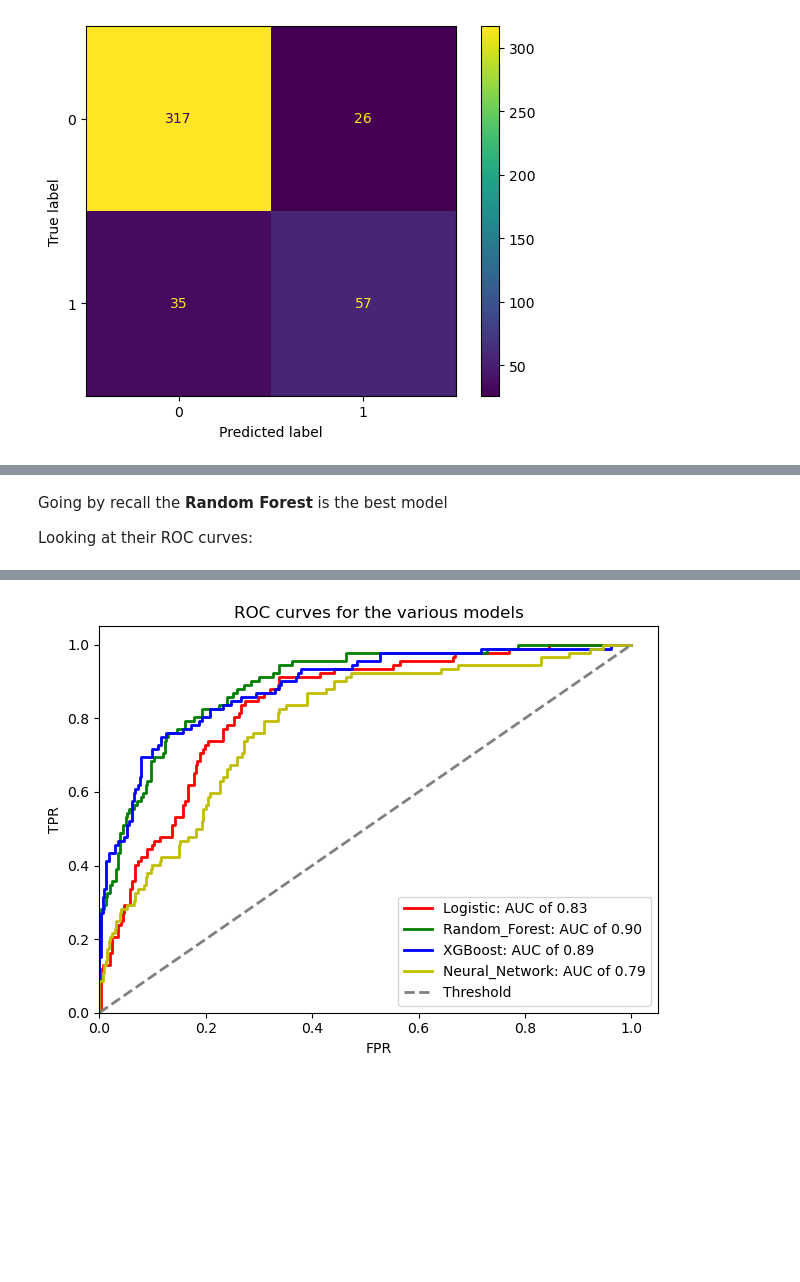
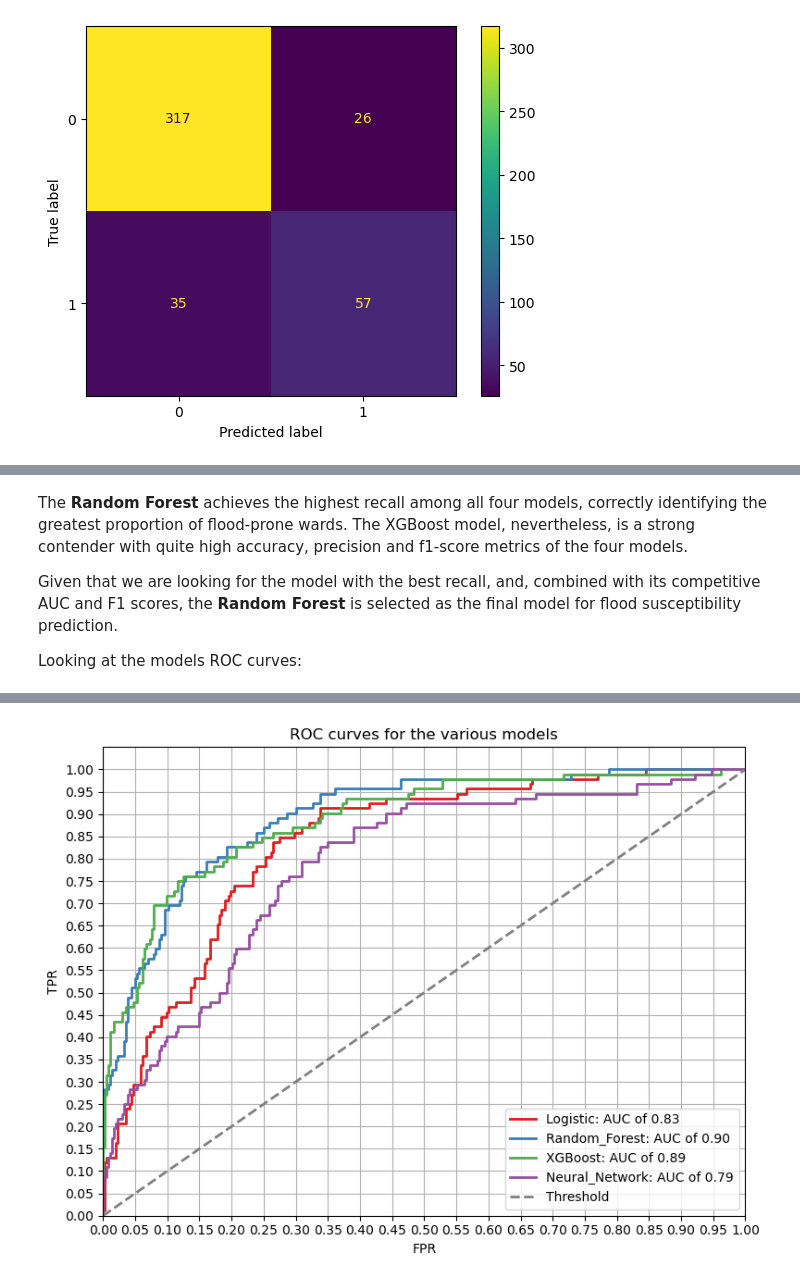
Before and after one commit to T31SHA/Nairobi_Flood_Guard-AI, a Jupyter notebook: notebook.ipynb, the cells around one changed output, grey strips where cells are left out. Cells and saved outputs as stored; diff of their text form; code cells hidden in the pictures; blank space fills up the shorter version.

```diff
--- a/notebook.ipynb
+++ b/notebook.ipynb
@@ -563,7 +571,9 @@ all_models_df.sort_values(by='recall', ascending=False)
 # %% [markdown]
-Going by recall the **Random Forest** is the best model
+The **Random Forest** achieves the highest recall among all four models, correctly identifying the greatest proportion of flood-prone wards. The XGBoost model, nevertheless, is a strong contender with quite high accuracy, precision and f1-score metrics of the four models.
 
-Looking at their ROC curves:
+Given that we are looking for the model with the best recall, and, combined with its competitive AUC and F1 scores, the **Random Forest** is selected as the final model for flood susceptibility prediction.
+
+Looking at the models ROC curves:
 # %%
 model_dict = {
     'Logistic': log_reg_pipeline,
@@ -571,7 +581,8 @@ model_dict = {
     'XGBoost': xg_boost_pipeline,
     'Neural_Network': nn_pipeline
 }
-colors = ['r', 'g', 'b', 'y']
+colors = sns.color_palette('Set1', len(model_dict))
+plt.figure(figsize=(8, 6))
 
 for i, (name, pipeline) in enumerate(model_dict.items()):
     fpr, tpr, thresholds = roc_curve(y_test, pipeline.predict_proba(X_test)[:, 1])
@@ -580,11 +591,14 @@ for i, (name, pipeline) in enumerate(model_dict.items()):
 
 plt.plot([0, 1], [0, 1], label='Threshold', color='grey', linestyle='--', lw=2)
 
+plt.grid(True)
 plt.xlabel('FPR')
 plt.ylabel('TPR')
 plt.title("ROC curves for the various models")
-plt.xlim(left=0)
-plt.ylim(bottom=0)
+plt.xticks([n/20 for n in range(21)])
+plt.yticks([n/20 for n in range(21)])
+plt.xlim([0.0 , 1])
+plt.ylim([0.0, 1.05])
 plt.legend()
 plt.tight_layout()
 plt.show()
@@ -593 +607 @@ plt.show()
-[figure, old version]
+[figure, new version]
```
Also changed, not shown: parts of 17 cells of this notebook.
